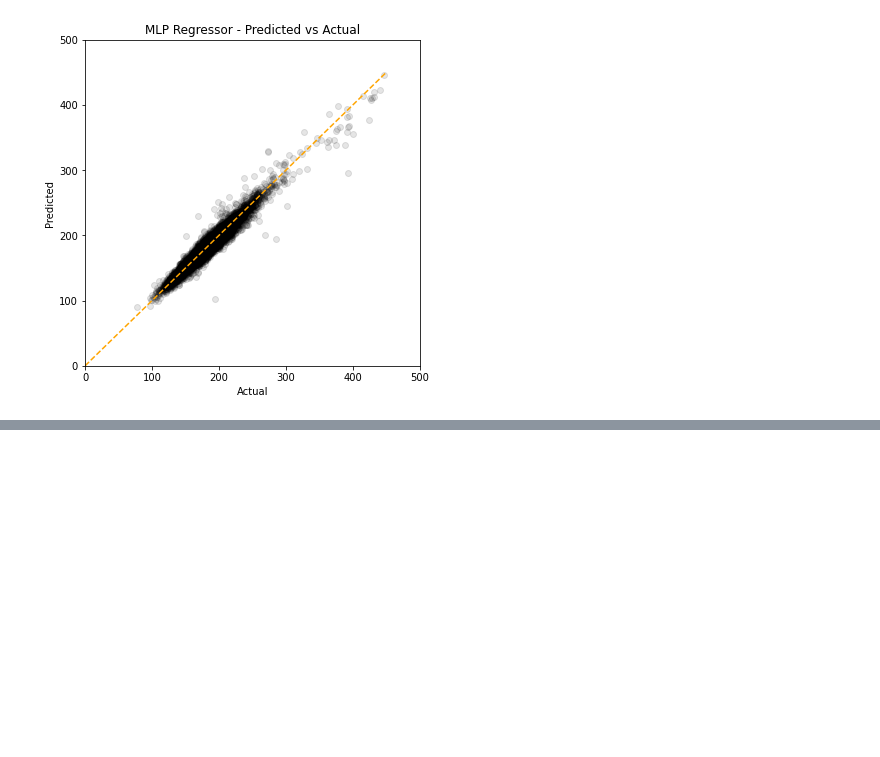
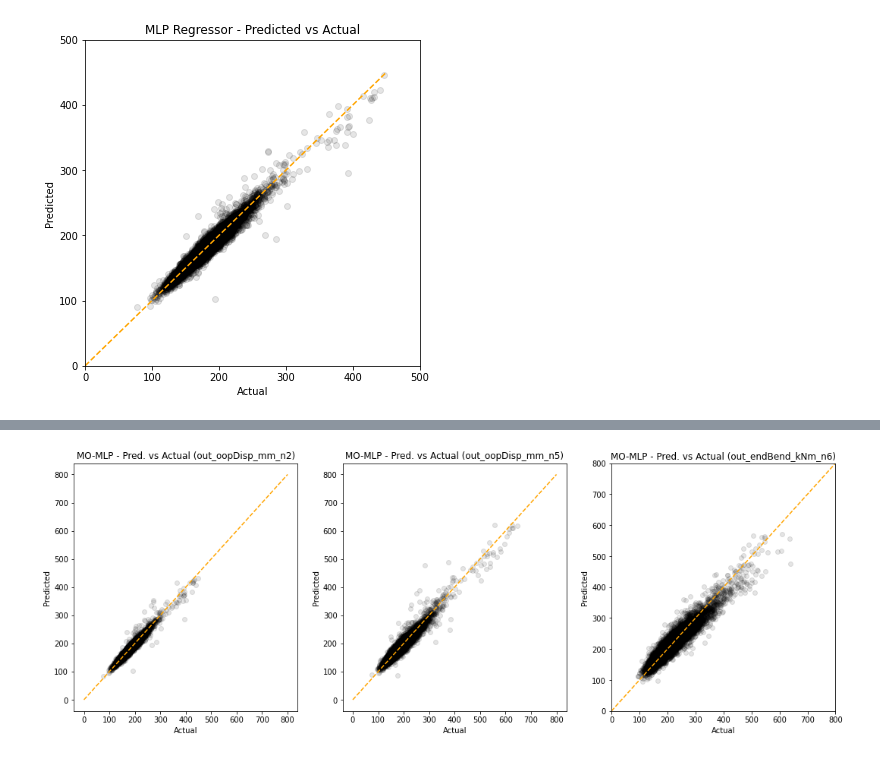
Before and after one commit to 3minuterecord/slug_spools, a Jupyter notebook: simple_model_trials_jpa.ipynb, the cells around one changed output, grey strips where cells are left out. Saved outputs shown, nothing was run; the diff lists cells and outputs as text; code cells hidden in the pictures; blank space fills up the shorter version.

```diff
--- a/simple_model_trials_jpa.ipynb
+++ b/simple_model_trials_jpa.ipynb
@@ -419,0 +358,4 @@ plt.show()
+# %%
+y_bas = df_inp[pred_target].to_numpy()
+scaler_m = preprocessing.StandardScaler()
+y_scl = scaler_m.fit_transform(y_bas)
@@ -419,0 +399,24 @@ plt.show()
+# %%
+fig, ax = plt.subplots(1, 3, figsize = (18, 6))
+
+ax[0].scatter(y[:, 0], yhat[:, 0], color = 'black', zorder = 1, alpha=0.1)
+ax[0].plot([0, 800], [0, 800], '--', color = 'orange', zorder = 2)
+ax[0].set(ylabel = 'Predicted', xlabel = 'Actual')
+ax[0].set_title(f'MO-MLP - Pred. vs Actual ({pred_target[0]})')
+
+ax[1].scatter(y[:, 1], yhat[:, 1], color = 'black', zorder = 1, alpha=0.1)
+ax[1].plot([0, 800], [0, 800], '--', color = 'orange', zorder = 2)
+ax[1].set(ylabel = 'Predicted', xlabel = 'Actual')
+ax[1].set_title(f'MO-MLP - Pred. vs Actual ({pred_target[1]})')
+
+ax[2].scatter(y[:, 2], yhat[:, 2], color = 'black', zorder = 1, alpha=0.1)
+ax[2].plot([0, 800], [0, 800], '--', color = 'orange', zorder = 2)
+ax[2].set(ylabel = 'Predicted', xlabel = 'Actual')
+ax[2].set_title(f'MO-MLP - Pred. vs Actual ({pred_target[2]})')
+
+plt.xlim(0, 800)
+plt.ylim(0, 800)
+
+plt.show()
+# %% [output]
+[figure, added]
```
Also changed, not shown: parts of 9 cells of this notebook.
